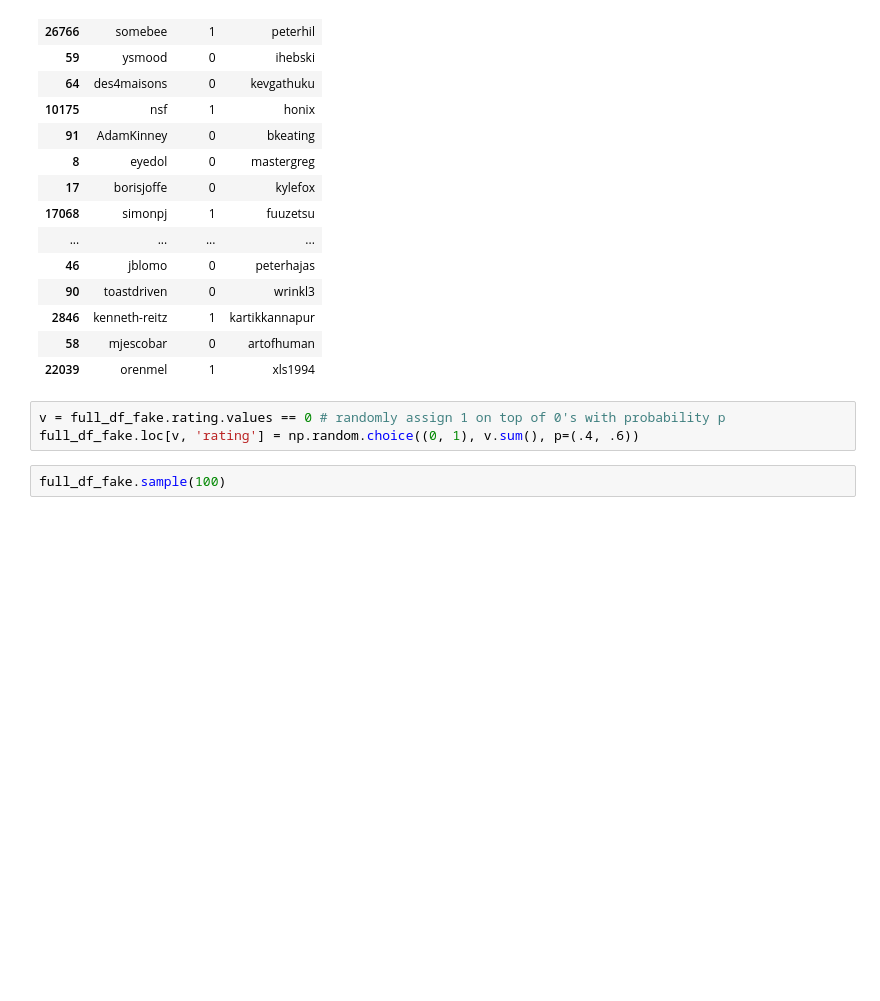
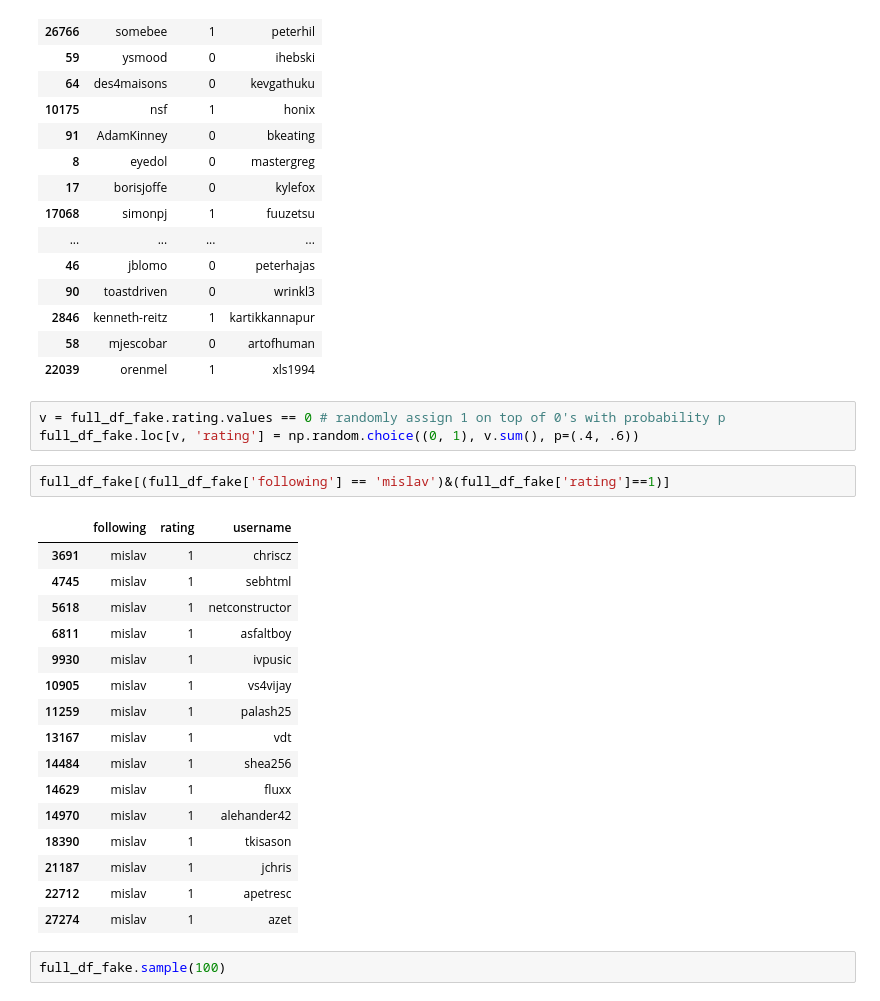
Before and after one commit to alexpfox/github_recommender, a Jupyter notebook: reshape_data.ipynb, the cells around one changed output. Drawn from its saved outputs; the diff is of its cells as text; blank space fills up the shorter version.

```diff
--- a/reshape_data.ipynb
+++ b/reshape_data.ipynb
@@ -359,6 +359,25 @@ full_df_fake.sample(40)
 # %%
 v = full_df_fake.rating.values == 0 # randomly assign 1 on top of 0's with probability p
 full_df_fake.loc[v, 'rating'] = np.random.choice((0, 1), v.sum(), p=(.4, .6))
+# %%
+full_df_fake[(full_df_fake['following'] == 'mislav')&(full_df_fake['rating']==1)]
+# %% [output]
+|  | following | rating | username |
+| 3691 | mislav | 1 | chriscz |
+| 4745 | mislav | 1 | sebhtml |
+| 5618 | mislav | 1 | netconstructor |
+| 6811 | mislav | 1 | asfaltboy |
+| 9930 | mislav | 1 | ivpusic |
+| 10905 | mislav | 1 | vs4vijay |
+| 11259 | mislav | 1 | palash25 |
+| 13167 | mislav | 1 | vdt |
+| 14484 | mislav | 1 | shea256 |
+| 14629 | mislav | 1 | fluxx |
+| 14970 | mislav | 1 | alehander42 |
+| 18390 | mislav | 1 | tkisason |
+| 21187 | mislav | 1 | jchris |
+| 22712 | mislav | 1 | apetresc |
+| 27274 | mislav | 1 | azet |
 # %%
 full_df_fake.sample(100)
 # %% [output]
```
Also changed, not shown: 9 other files.
